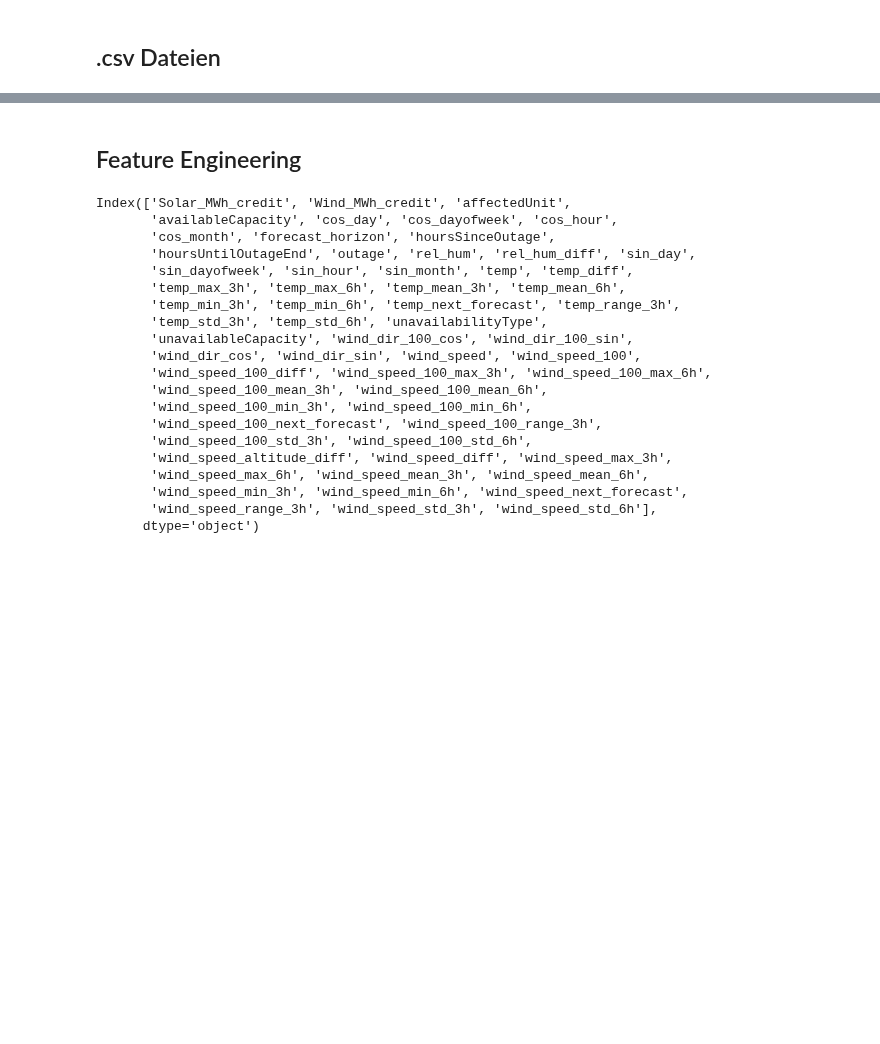
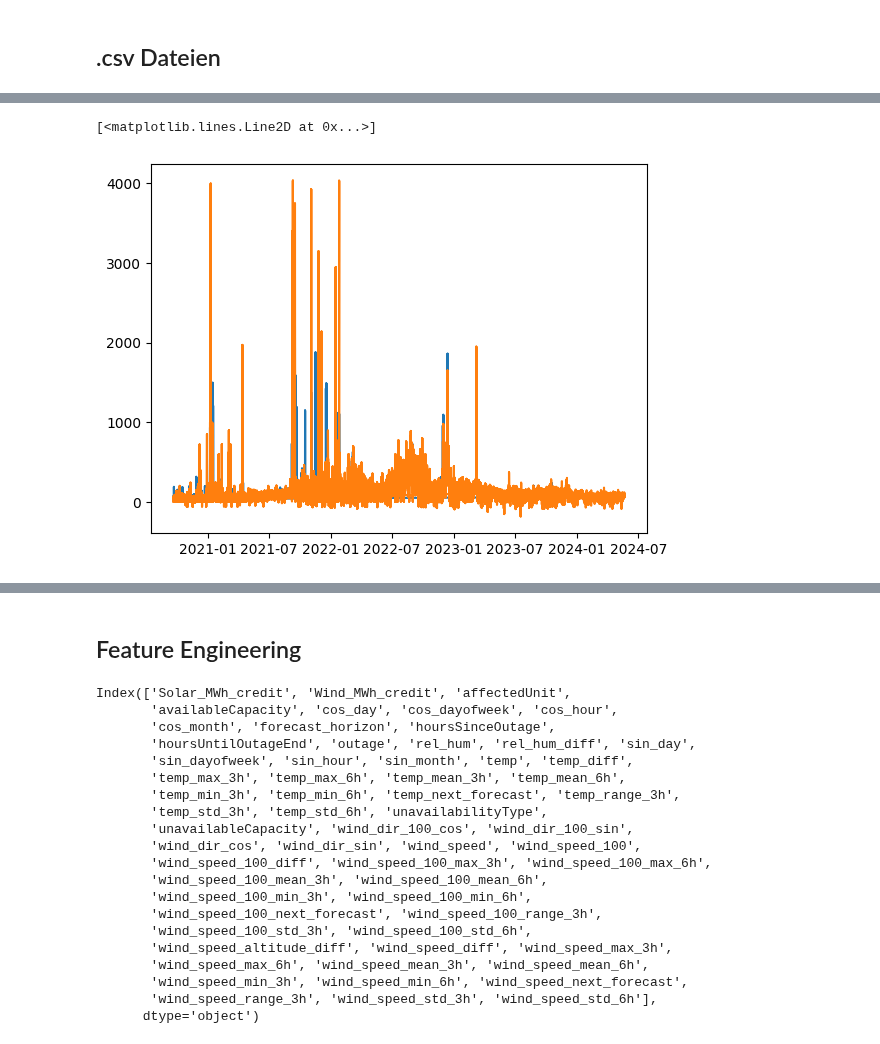
Before and after one commit to av1c3nna/awp2, a Jupyter notebook: preprocessing_steps_notebook.ipynb, the cells around one changed output, grey strips where cells are left out. Drawn from its saved outputs; the diff is of its cells as text; code cells hidden in the pictures; blank space fills up the shorter version.

```diff
--- a/preprocessing_steps_notebook.ipynb
+++ b/preprocessing_steps_notebook.ipynb
@@ -179,2 +178,8 @@ df_energy.head()
-# %%
-df_energy = preprocesser.preprocess_energy_data(df_energy)
+# %%
+import matplotlib.pyplot as plt
+df_energy["dtm"] = pd.to_datetime(df_energy["dtm"])
+plt.plot(df_energy["dtm"], df_energy["DA_Price"])
+plt.plot(df_energy["dtm"], df_energy["SS_Price"])
+# %% [output]
+[<matplotlib.lines.Line2D at 0x...>]
+[figure, added]
```
Also changed, not shown: parts of 9 cells of this notebook, 25 other files.
